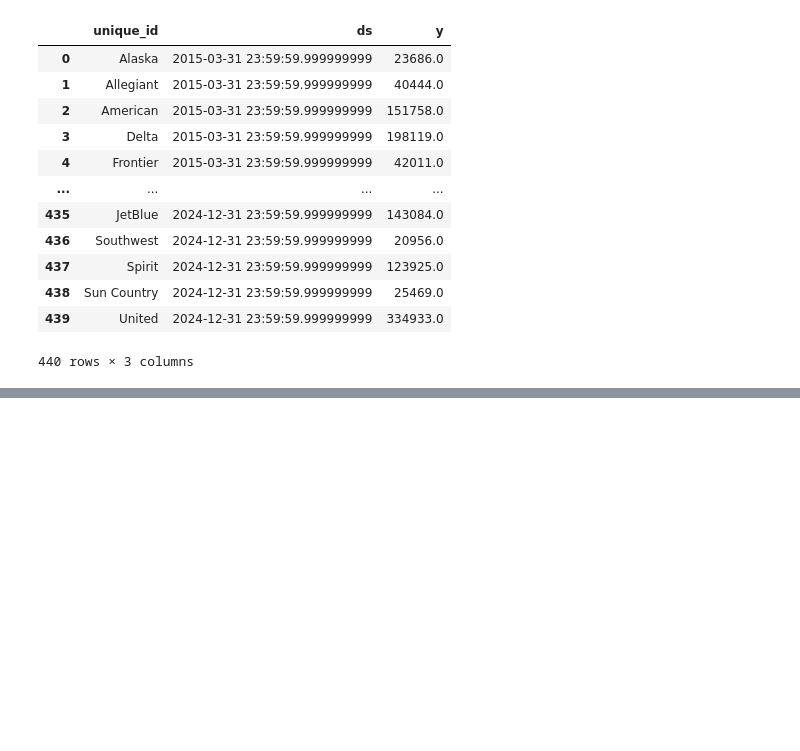
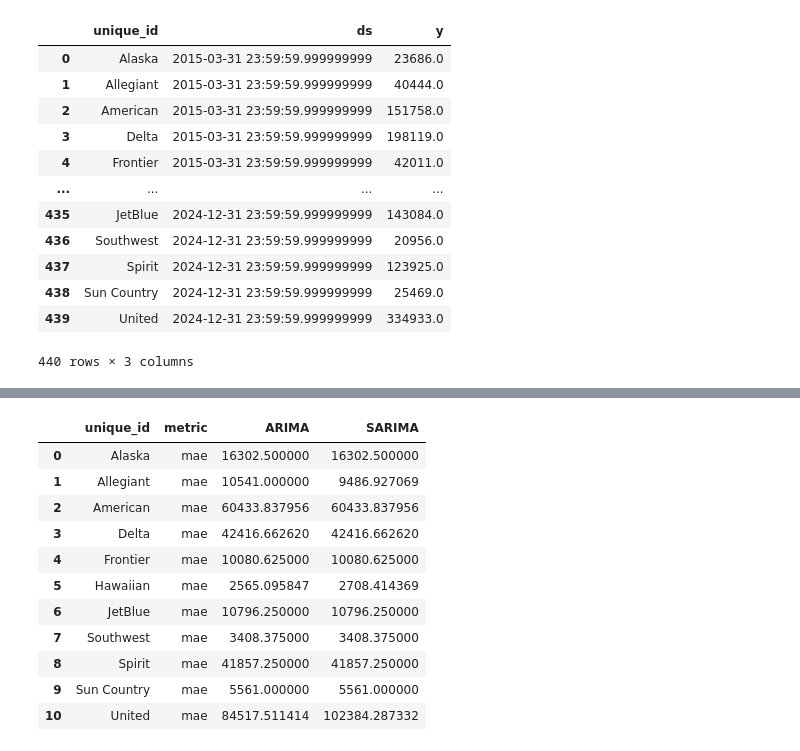
Before and after one commit to PranavShidlaghatta/BaggageRevenueModel, a Jupyter notebook: notebooks/bag_rev_forecast.ipynb, the cells around one changed output, grey strips where cells are left out. Cells and saved outputs as stored; diff of their text form; code cells hidden in the pictures; blank space fills up the shorter version.

```diff
--- a/notebooks/bag_rev_forecast.ipynb
+++ b/notebooks/bag_rev_forecast.ipynb
@@ -96,0 +95,28 @@ ValueError: Unknown format code 'f' for object of type 'str'
+# %%
+# ARIMA and SARIMA Models
+
+models = [
+    AutoARIMA(season_length=1, max_P=0, max_Q=0, alias="ARIMA"),
+    AutoARIMA(season_length=2, max_P=2, max_Q=2, alias="SARIMA"),
+]
+
+sf = StatsForecast(models=models, freq='QE')
+sf.fit(df=train)
+arima_preds = sf.predict(h=horizon)
+
+arima_eval_df = pd.merge(test, arima_preds, 'inner', ['ds', 'unique_id'])
+arima_eval = evaluate( df=arima_eval_df, metrics=[mae] )
+arima_eval
+# %% [output]
+|  | unique_id | metric | ARIMA | SARIMA |
+| 0 | Alaska | mae | 16302.500000 | 16302.500000 |
+| 1 | Allegiant | mae | 10541.000000 | 9486.927069 |
+| 2 | American | mae | 60433.837956 | 60433.837956 |
+| 3 | Delta | mae | 42416.662620 | 42416.662620 |
+| 4 | Frontier | mae | 10080.625000 | 10080.625000 |
+| 5 | Hawaiian | mae | 2565.095847 | 2708.414369 |
+| 6 | JetBlue | mae | 10796.250000 | 10796.250000 |
+| 7 | Southwest | mae | 3408.375000 | 3408.375000 |
+| 8 | Spirit | mae | 41857.250000 | 41857.250000 |
+| 9 | Sun Country | mae | 5561.000000 | 5561.000000 |
+| 10 | United | mae | 84517.511414 | 102384.287332 |
```
Also changed, not shown: parts of 4 cells of this notebook.
